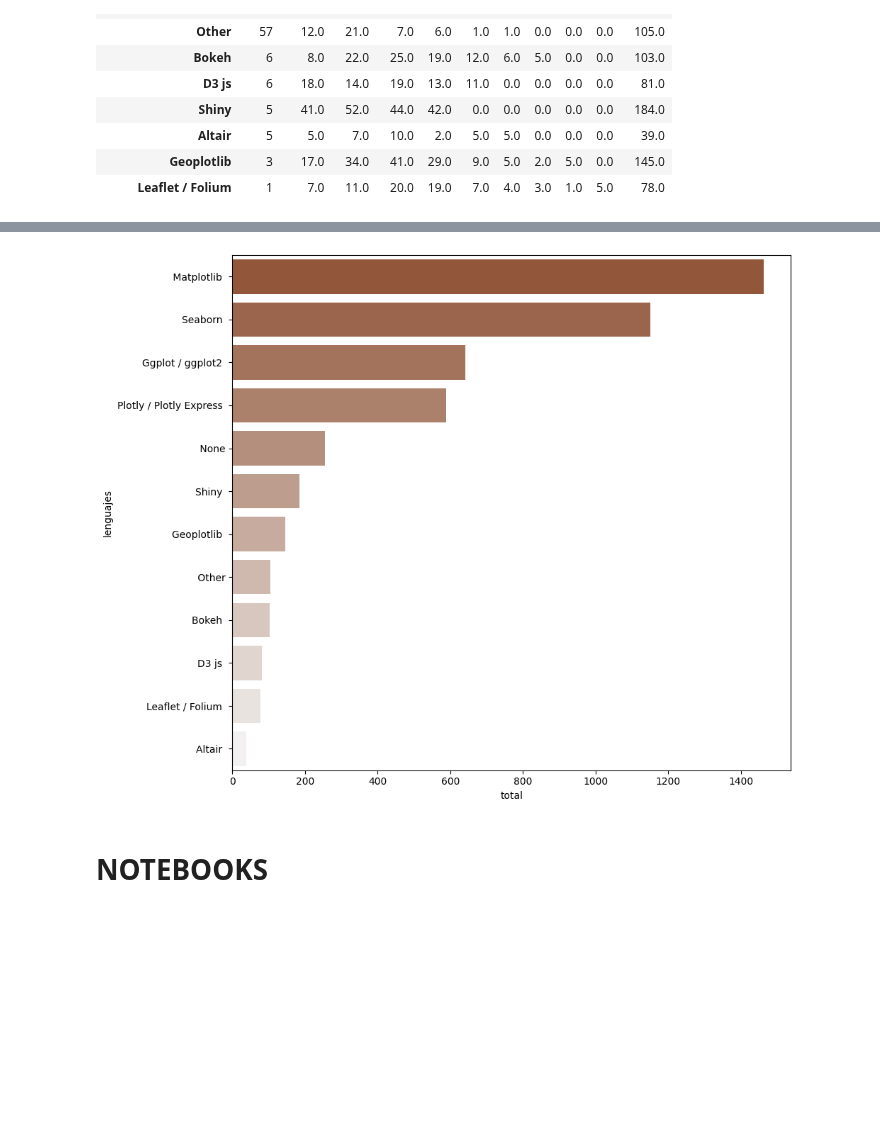
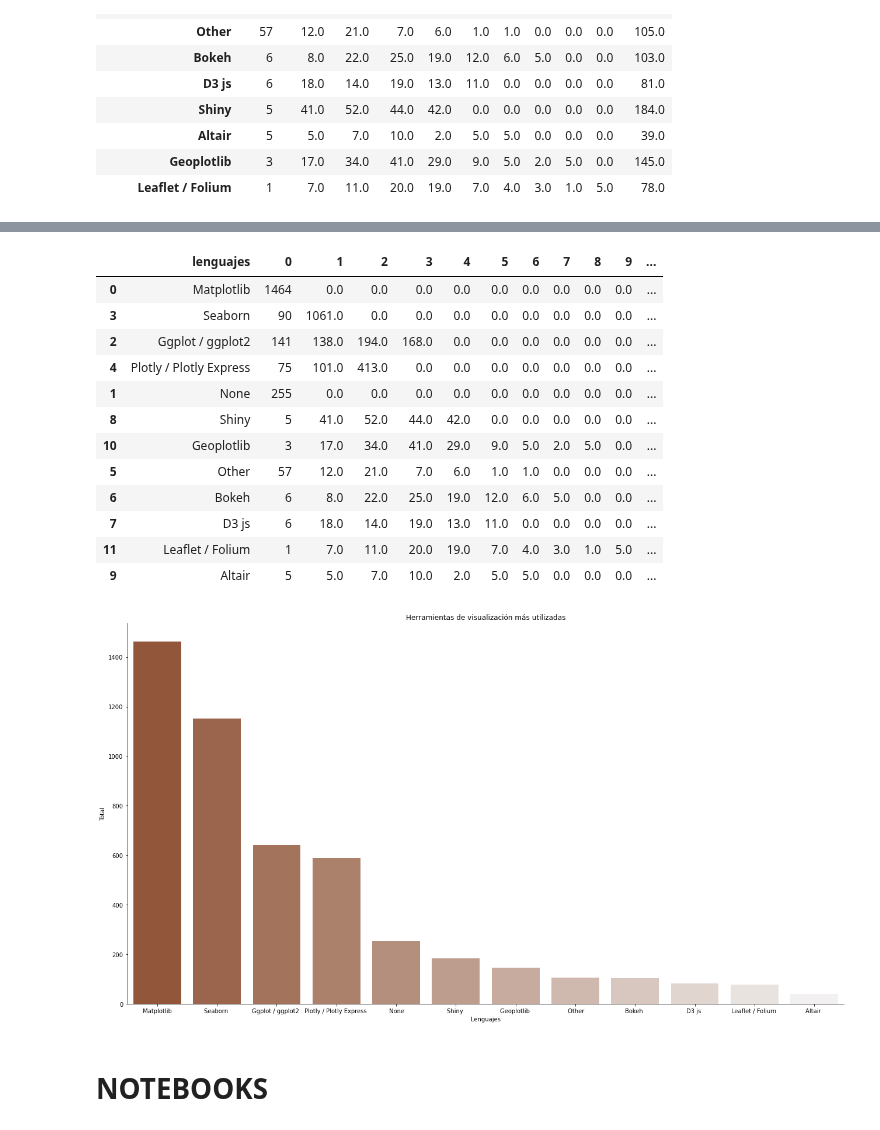
Before and after one commit to Adalab/EDA-ETL-project, a Jupyter notebook: 2.exploracion_eda/4.herramientas.ipynb, the cells around one changed output, grey strips where cells are left out. Cells and saved outputs as stored; diff of their text form; code cells hidden in the pictures; blank space fills up the shorter version.

Commit message:
visualizaciones revisadas

```diff
--- a/2.exploracion_eda/4.herramientas.ipynb
+++ b/2.exploracion_eda/4.herramientas.ipynb
@@ -78,13 +78,32 @@ df_conteo_visualizacion.sample()
 df_conteo_visualizacion["porcentaje"] = round(df_conteo_visualizacion["total"]*100/df_conteo_visualizacion["total"].sum(),2)
 # %%
 df_conteo_visualizacion.sort_values(by="total", ascending = False, inplace = True)
+# %%
+df_conteo_visualizacion
+# %% [output]
+|  | lenguajes | 0 | 1 | 2 | 3 | 4 | 5 | 6 | 7 | 8 | 9 | ... |
+| 0 | Matplotlib | 1464 | 0.0 | 0.0 | 0.0 | 0.0 | 0.0 | 0.0 | 0.0 | 0.0 | 0.0 | ... |
+| 3 | Seaborn | 90 | 1061.0 | 0.0 | 0.0 | 0.0 | 0.0 | 0.0 | 0.0 | 0.0 | 0.0 | ... |
+| 2 | Ggplot / ggplot2 | 141 | 138.0 | 194.0 | 168.0 | 0.0 | 0.0 | 0.0 | 0.0 | 0.0 | 0.0 | ... |
+| 4 | Plotly / Plotly Express | 75 | 101.0 | 413.0 | 0.0 | 0.0 | 0.0 | 0.0 | 0.0 | 0.0 | 0.0 | ... |
+| 1 | None | 255 | 0.0 | 0.0 | 0.0 | 0.0 | 0.0 | 0.0 | 0.0 | 0.0 | 0.0 | ... |
+| 8 | Shiny | 5 | 41.0 | 52.0 | 44.0 | 42.0 | 0.0 | 0.0 | 0.0 | 0.0 | 0.0 | ... |
+| 10 | Geoplotlib | 3 | 17.0 | 34.0 | 41.0 | 29.0 | 9.0 | 5.0 | 2.0 | 5.0 | 0.0 | ... |
+| 5 | Other | 57 | 12.0 | 21.0 | 7.0 | 6.0 | 1.0 | 1.0 | 0.0 | 0.0 | 0.0 | ... |
+| 6 | Bokeh | 6 | 8.0 | 22.0 | 25.0 | 19.0 | 12.0 | 6.0 | 5.0 | 0.0 | 0.0 | ... |
+| 7 | D3 js | 6 | 18.0 | 14.0 | 19.0 | 13.0 | 11.0 | 0.0 | 0.0 | 0.0 | 0.0 | ... |
+| 11 | Leaflet / Folium | 1 | 7.0 | 11.0 | 20.0 | 19.0 | 7.0 | 4.0 | 3.0 | 1.0 | 5.0 | ... |
+| 9 | Altair | 5 | 5.0 | 7.0 | 10.0 | 2.0 | 5.0 | 5.0 | 0.0 | 0.0 | 0.0 | ... |
 # %%
+plt.figure(figsize=(22,12))
 color = sns.color_palette("light:sienna_r", n_colors = 12)
-sns.barplot(y= df_conteo_visualizacion["lenguajes"], x =df_conteo_visualizacion["total"], palette=color )
-plt.tight_layout()
+fig = sns.barplot(x= df_conteo_visualizacion["lenguajes"], y=df_conteo_visualizacion["total"], palette=color )
+plt.title("Herramientas de visualización más utilizadas")
+fig.set(xlabel="Herramientas", ylabel = "Total")
+sns.despine()
 plt.show()
 # %% [output]
-[figure, old version]
+[figure, new version]
 # %% [markdown]
 # NOTEBOOKS
 # %%
```
Also changed, not shown: parts of 4 cells of this notebook, 5 other files.
